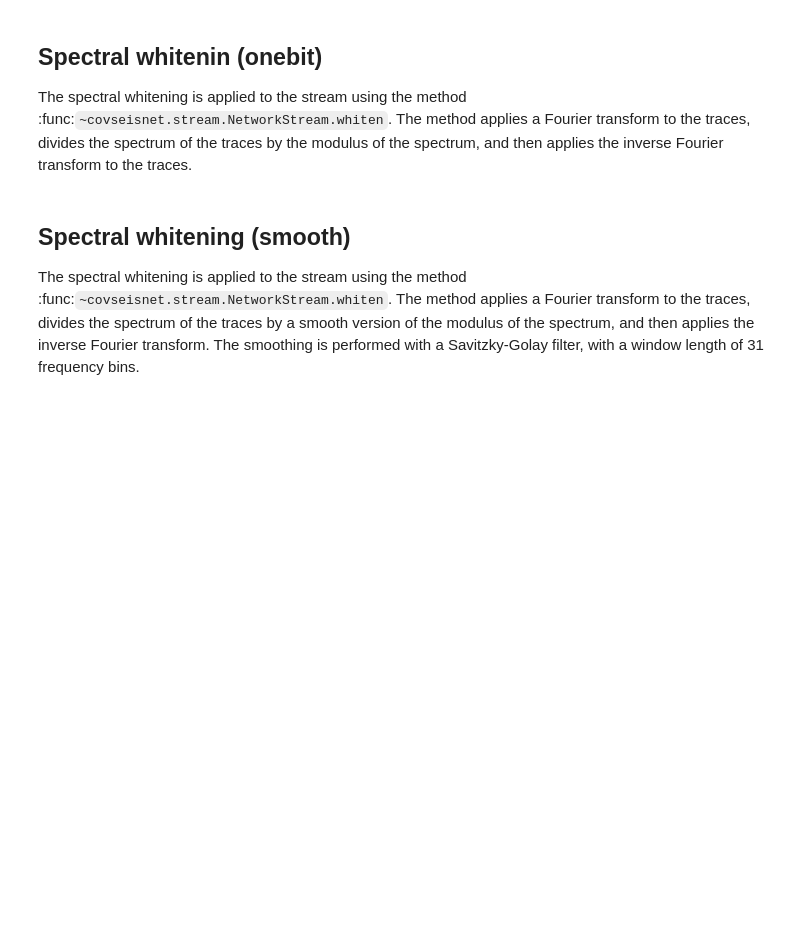
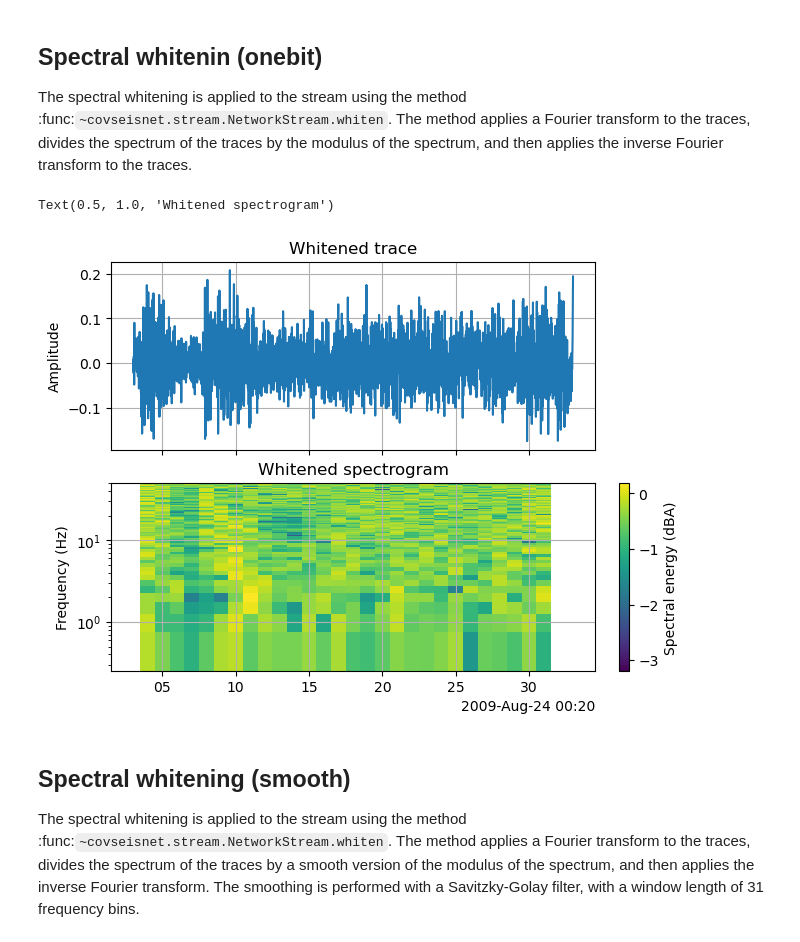
Before and after one commit to leonard-seydoux/covseisnet, a Jupyter notebook: docs/source/examples/whitening.ipynb, the cells around one changed output. Saved outputs shown, nothing was run; the diff lists cells and outputs as text; code cells hidden in the pictures; blank space fills up the shorter version.

```diff
--- a/docs/source/examples/whitening.ipynb
+++ b/docs/source/examples/whitening.ipynb
@@ -36,13 +38,16 @@ the traces.
 # %%
 whitened_stream = stream.copy()
 whitened_stream.whiten(window_duration=10, smooth_length=0)
 
 # Plot whitened trace and corresponding spectrum
-ax = csn.plot.trace_and_spectrogram(
+_, ax = csn.plot.trace_and_spectrogram(
     whitened_stream.traces[0], window_duration=2
 )
 ax[0].set_title("Whitened trace")
 ax[1].set_title("Whitened spectrogram")
+# %% [output]
+Text(0.5, 1.0, 'Whitened spectrogram')
+[figure, added]
 # %% [markdown]
 ## Spectral whitening (smooth)
 
```
Also changed, not shown: parts of 2 cells of this notebook, 11 other files.
